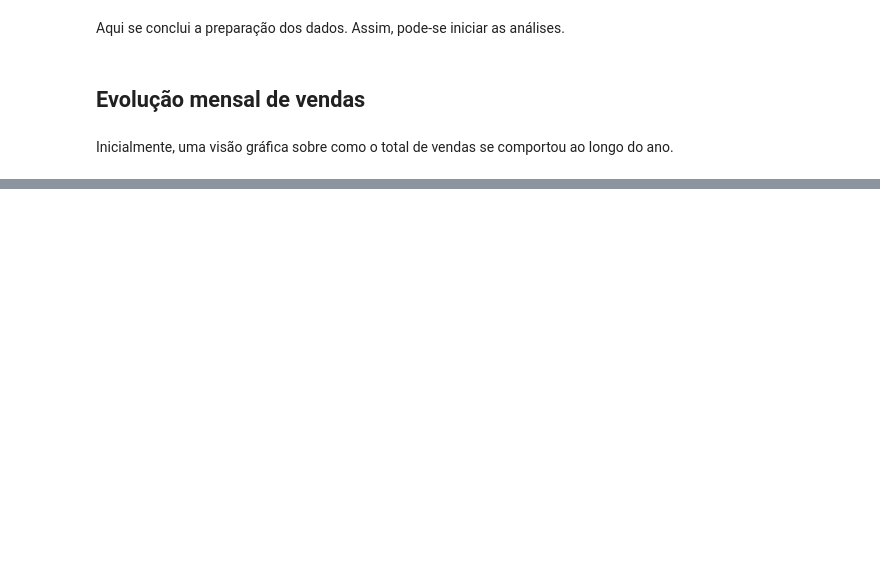
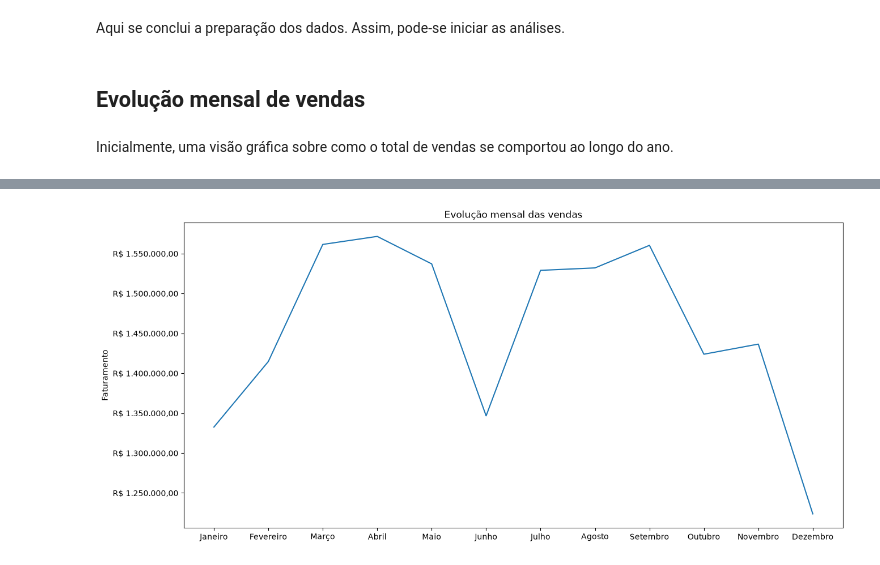
Before and after one commit to mviniciusc/analise_ecommerce_comunidados, a Jupyter notebook: analise.ipynb, the cells around one changed output, grey strips where cells are left out. Saved outputs shown, nothing was run; the diff lists cells and outputs as text; code cells hidden in the pictures; blank space fills up the shorter version.

Commit message:
concluído primeiro gráfico da análise.

```diff
--- a/analise.ipynb
+++ b/analise.ipynb
@@ -148,3 +167,9 @@ df.head()
 | 2 | 3 | 2024-08-02 | Yago | Mouse | Eletrônicos | 3 | 79.13 | Eduardo | Curitiba | ... |
 | 3 | 4 | 2024-04-09 | Lara | Notebook | Eletrônicos | 3 | 3471.47 | Ana | Rio de Janeiro | ... |
 | 4 | 5 | 2024-05-29 | Levi | Fone | Eletrônicos | 4 | 208.32 | Eduardo | São Paulo | ... |
+# %%
+# criar uma coluna com o dia da venda. Pode ser usada para entender comportamento das vendas ao longo do mês
+df['dia_mes'] = df['data_venda'].dt.day
+
+# conferir o resultado
+df.head()
@@ -157,11 +189,13 @@ Inicialmente, uma visão gráfica sobre como o total de vendas se comportou ao l
 # %%
 # gráfico de evolução do total de vendas ao longo do ano
 
-# um novo dataset, exclusivo para ser usado nesse gráfico
-df_evolucao_mensal = df.groupby('mes')['faturamento'].sum()
+# um novo dataset, exclusivo para ser usado nesse gráfico. Agrupa as vendas por mês e organizar em ordem do calendário
+df_evolucao_mensal = df.groupby([df['data_venda'].dt.month , 'mes'])['faturamento'].sum().reset_index().drop(columns='data_venda')
 
-# arrumar a coluna de meses para que seja em formato string
-df_evolucao_mensal['mes'] = df_evolucao_mensal['mes'].astype(str)
+# df['data_venda'].dt.month passa ao groupby a ordem correta dos meses.
+# reset_index() para que as colunas com número e nome do mes virem colunas reais, não apenas índices.
+# drop('data_venda') para que não apareça essa coluna no df pronto
+
 
 # conferir o resultado
 df_evolucao_mensal
@@ -170,13 +216,18 @@ KeyError: 'mes'
 # %%
 
 # instanciar o gráfico
-fig, ax = plt.subplots()
+fig, ax = plt.subplots(figsize=(15,7))
 
 # tipo de gráfico e eixos de análise
 ax.plot(
-    df['mes'],
-    df['faturamento'].sum()
+    df_evolucao_mensal['mes'],
+    df_evolucao_mensal['faturamento'],
 )
 
+ax.set_title('Evolução mensal das vendas')
+ax.set_ylabel('Faturamento')
+ax.yaxis.set_major_formatter(ticker.FuncFormatter(exibe_moeda)) # para tratar a visualizaçõa dos valores como moeda
 
 plt.show()
+# %% [output]
+[figure, added]
```
Also changed, not shown: parts of 4 cells of this notebook.
